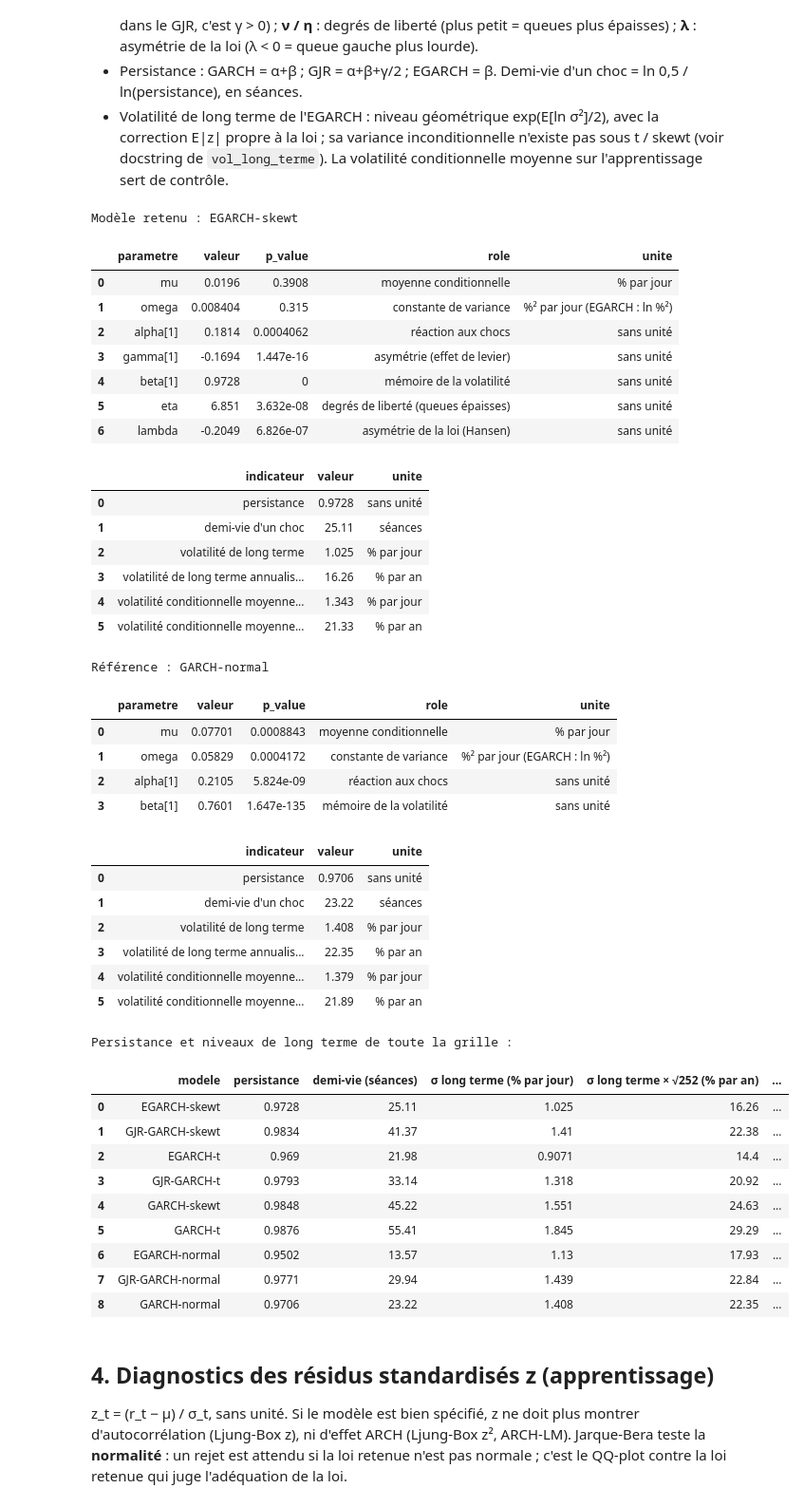
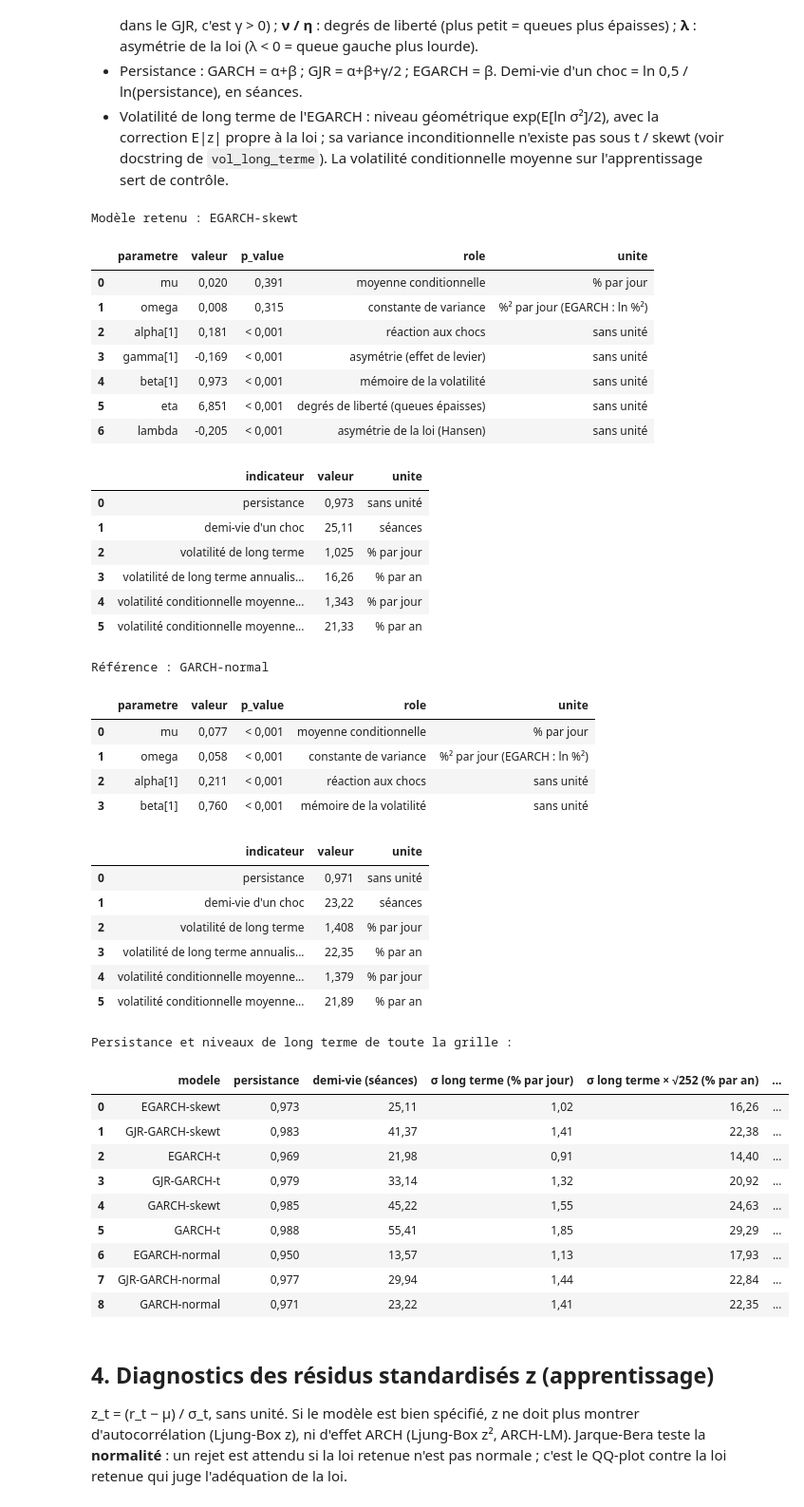
Before and after one commit to Zakaria12e/dia-quant-lab, a Jupyter notebook: notebooks/04_risque.ipynb, the cells around one changed output. Shown at 95% size. Saved outputs shown, nothing was run; the diff lists cells and outputs as text; code cells hidden in the pictures.

```diff
--- a/notebooks/04_risque.ipynb
+++ b/notebooks/04_risque.ipynb
@@ -168,61 +170,61 @@ Référence du cahier                               : GARCH-normal
 - Volatilité de long terme de l'EGARCH : niveau géométrique exp(E[ln σ²]/2), avec la correction E|z| propre à la loi ; sa variance inconditionnelle n'existe pas sous t / skewt (voir docstring de `vol_long_terme`). La volatilité conditionnelle moyenne sur l'apprentissage sert de contrôle.
 # %%
 print('Modèle retenu :', NOM_RETENU)
-display(tableau_parametres(fit_ret))
-display(resume_modele(fit_ret))
+display(formater_tableau(tableau_parametres(fit_ret)))
+display(formater_tableau(resume_modele(fit_ret)))
 
 print('Référence :', NOM_REF)
-display(tableau_parametres(fit_ref))
-display(resume_modele(fit_ref))
+display(formater_tableau(tableau_parametres(fit_ref)))
+display(formater_tableau(resume_modele(fit_ref)))
 
 print('Persistance et niveaux de long terme de toute la grille :')
-display(grille[['modele', 'persistance', 'demi_vie_seances', 'vol_lt_pct_jour', 'vol_lt_annuelle_pct',
+display(formater_tableau(grille[['modele', 'persistance', 'demi_vie_seances', 'vol_lt_pct_jour', 'vol_lt_annuelle_pct',
                 'vol_moyenne_apprentissage_pct']]
         .rename(columns={'demi_vie_seances': 'demi-vie (séances)',
                          'vol_lt_pct_jour': 'σ long terme (% par jour)',
                          'vol_lt_annuelle_pct': 'σ long terme × √252 (% par an)',
-                         'vol_moyenne_apprentissage_pct': 'σ moyenne apprentissage (% par jour)'}))
+                         'vol_moyenne_apprentissage_pct': 'σ moyenne apprentissage (% par jour)'})))
 # %% [output]
 Modèle retenu : EGARCH-skewt
 |  | parametre | valeur | p_value | role | unite |
-| 0 | mu | 0.0196 | 0.3908 | moyenne conditionnelle | % par jour |
-| 1 | omega | 0.008404 | 0.315 | constante de variance | %² par jour (EGARCH : ln %²) |
-| 2 | alpha[1] | 0.1814 | 0.0004062 | réaction aux chocs | sans unité |
-| 3 | gamma[1] | -0.1694 | 1.447e-16 | asymétrie (effet de levier) | sans unité |
-| 4 | beta[1] | 0.9728 | 0 | mémoire de la volatilité | sans unité |
-| 5 | eta | 6.851 | 3.632e-08 | degrés de liberté (queues épaisses) | sans unité |
-| 6 | lambda | -0.2049 | 6.826e-07 | asymétrie de la loi (Hansen) | sans unité |
+| 0 | mu | 0,020 | 0,391 | moyenne conditionnelle | % par jour |
+| 1 | omega | 0,008 | 0,315 | constante de variance | %² par jour (EGARCH : ln %²) |
+| 2 | alpha[1] | 0,181 | < 0,001 | réaction aux chocs | sans unité |
+| 3 | gamma[1] | -0,169 | < 0,001 | asymétrie (effet de levier) | sans unité |
+| 4 | beta[1] | 0,973 | < 0,001 | mémoire de la volatilité | sans unité |
+| 5 | eta | 6,851 | < 0,001 | degrés de liberté (queues épaisses) | sans unité |
+| 6 | lambda | -0,205 | < 0,001 | asymétrie de la loi (Hansen) | sans unité |
 |  | indicateur | valeur | unite |
-| 0 | persistance | 0.9728 | sans unité |
-| 1 | demi-vie d'un choc | 25.11 | séances |
-| 2 | volatilité de long terme | 1.025 | % par jour |
-| 3 | volatilité de long terme annualis... | 16.26 | % par an |
-| 4 | volatilité conditionnelle moyenne... | 1.343 | % par jour |
-| 5 | volatilité conditionnelle moyenne... | 21.33 | % par an |
+| 0 | persistance | 0,973 | sans unité |
+| 1 | demi-vie d'un choc | 25,11 | séances |
+| 2 | volatilité de long terme | 1,025 | % par jour |
+| 3 | volatilité de long terme annualis... | 16,26 | % par an |
+| 4 | volatilité conditionnelle moyenne... | 1,343 | % par jour |
+| 5 | volatilité conditionnelle moyenne... | 21,33 | % par an |
 Référence : GARCH-normal
 |  | parametre | valeur | p_value | role | unite |
-| 0 | mu | 0.07701 | 0.0008843 | moyenne conditionnelle | % par jour |
-| 1 | omega | 0.05829 | 0.0004172 | constante de variance | %² par jour (EGARCH : ln %²) |
-| 2 | alpha[1] | 0.2105 | 5.824e-09 | réaction aux chocs | sans unité |
-| 3 | beta[1] | 0.7601 | 1.647e-135 | mémoire de la volatilité | sans unité |
+| 0 | mu | 0,077 | < 0,001 | moyenne conditionnelle | % par jour |
+| 1 | omega | 0,058 | < 0,001 | constante de variance | %² par jour (EGARCH : ln %²) |
+| 2 | alpha[1] | 0,211 | < 0,001 | réaction aux chocs | sans unité |
+| 3 | beta[1] | 0,760 | < 0,001 | mémoire de la volatilité | sans unité |
 |  | indicateur | valeur | unite |
-| 0 | persistance | 0.9706 | sans unité |
-| 1 | demi-vie d'un choc | 23.22 | séances |
-| 2 | volatilité de long terme | 1.408 | % par jour |
-| 3 | volatilité de long terme annualis... | 22.35 | % par an |
-| 4 | volatilité conditionnelle moyenne... | 1.379 | % par jour |
-| 5 | volatilité conditionnelle moyenne... | 21.89 | % par an |
+| 0 | persistance | 0,971 | sans unité |
+| 1 | demi-vie d'un choc | 23,22 | séances |
+| 2 | volatilité de long terme | 1,408 | % par jour |
+| 3 | volatilité de long terme annualis... | 22,35 | % par an |
+| 4 | volatilité conditionnelle moyenne... | 1,379 | % par jour |
+| 5 | volatilité conditionnelle moyenne... | 21,89 | % par an |
 Persistance et niveaux de long terme de toute la grille :
 |  | modele | persistance | demi-vie (séances) | σ long terme (% par jour) | σ long terme × √252 (% par an) | ... |
-| 0 | EGARCH-skewt | 0.9728 | 25.11 | 1.025 | 16.26 | ... |
-| 1 | GJR-GARCH-skewt | 0.9834 | 41.37 | 1.41 | 22.38 | ... |
-| 2 | EGARCH-t | 0.969 | 21.98 | 0.9071 | 14.4 | ... |
-| 3 | GJR-GARCH-t | 0.9793 | 33.14 | 1.318 | 20.92 | ... |
-| 4 | GARCH-skewt | 0.9848 | 45.22 | 1.551 | 24.63 | ... |
-| 5 | GARCH-t | 0.9876 | 55.41 | 1.845 | 29.29 | ... |
-| 6 | EGARCH-normal | 0.9502 | 13.57 | 1.13 | 17.93 | ... |
-| 7 | GJR-GARCH-normal | 0.9771 | 29.94 | 1.439 | 22.84 | ... |
-| 8 | GARCH-normal | 0.9706 | 23.22 | 1.408 | 22.35 | ... |
+| 0 | EGARCH-skewt | 0,973 | 25,11 | 1,02 | 16,26 | ... |
+| 1 | GJR-GARCH-skewt | 0,983 | 41,37 | 1,41 | 22,38 | ... |
+| 2 | EGARCH-t | 0,969 | 21,98 | 0,91 | 14,40 | ... |
+| 3 | GJR-GARCH-t | 0,979 | 33,14 | 1,32 | 20,92 | ... |
+| 4 | GARCH-skewt | 0,985 | 45,22 | 1,55 | 24,63 | ... |
+| 5 | GARCH-t | 0,988 | 55,41 | 1,85 | 29,29 | ... |
+| 6 | EGARCH-normal | 0,950 | 13,57 | 1,13 | 17,93 | ... |
+| 7 | GJR-GARCH-normal | 0,977 | 29,94 | 1,44 | 22,84 | ... |
+| 8 | GARCH-normal | 0,971 | 23,22 | 1,41 | 22,35 | ... |
 # %% [markdown]
 ## 4. Diagnostics des résidus standardisés z (apprentissage)
 
```
Also changed, not shown: parts of 14 cells of this notebook, 4 other files.
